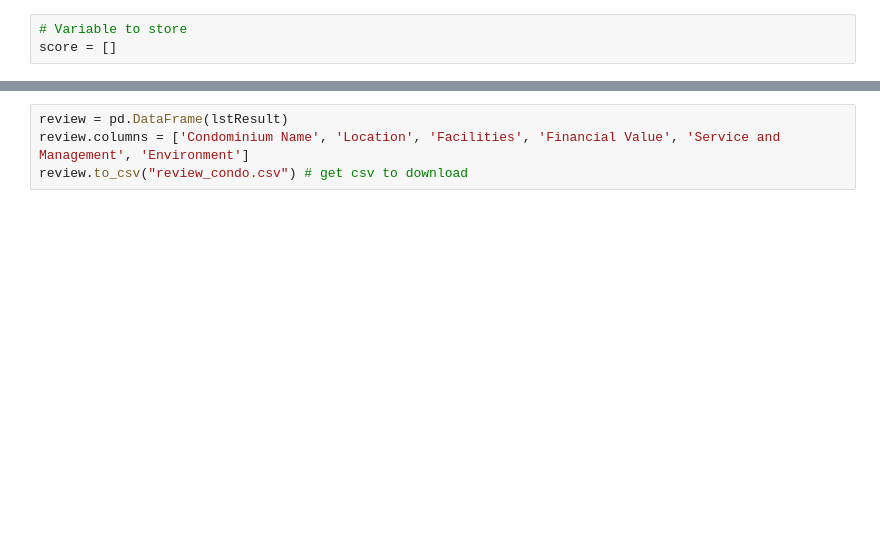
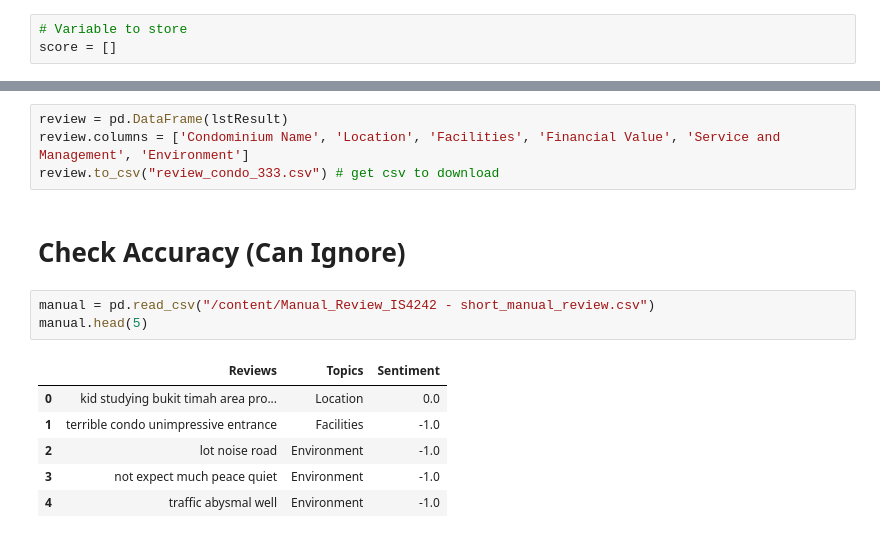
Before and after one commit to cocoy02/IS4242_Group11_Rental_Price_Prediction, a Jupyter notebook: 4_Condo Rating.ipynb, the cells around one changed output, grey strips where cells are left out. Cells and saved outputs as stored; diff of their text form; blank space fills up the shorter version.

```diff
--- a/4_Condo Rating.ipynb
+++ b/4_Condo Rating.ipynb
@@ -348,4 +343,16 @@ lstResult
 # %%
 review = pd.DataFrame(lstResult)
 review.columns = ['Condominium Name', 'Location', 'Facilities', 'Financial Value', 'Service and Management', 'Environment']
-review.to_csv("review_condo.csv") # get csv to download
+review.to_csv("review_condo_333.csv") # get csv to download
+# %% [markdown]
+# Check Accuracy (Can Ignore)
+# %%
+manual = pd.read_csv("/content/Manual_Review_IS4242 - short_manual_review.csv")
+manual.head(5)
+# %% [output]
+|  | Reviews | Topics | Sentiment |
+| 0 | kid studying bukit timah area pro... | Location | 0.0 |
+| 1 | terrible condo unimpressive entrance | Facilities | -1.0 |
+| 2 | lot noise road | Environment | -1.0 |
+| 3 | not expect much peace quiet | Environment | -1.0 |
+| 4 | traffic abysmal well | Environment | -1.0 |
```
Also changed, not shown: parts of 9 cells of this notebook, 4 other files.
